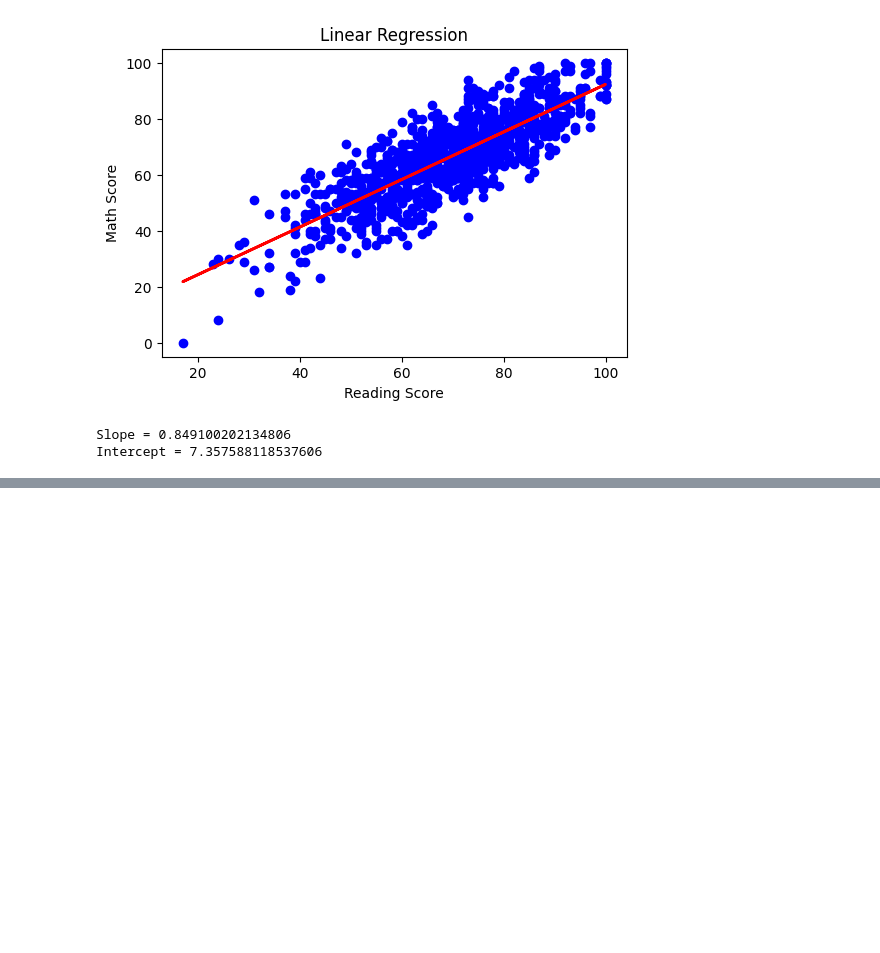
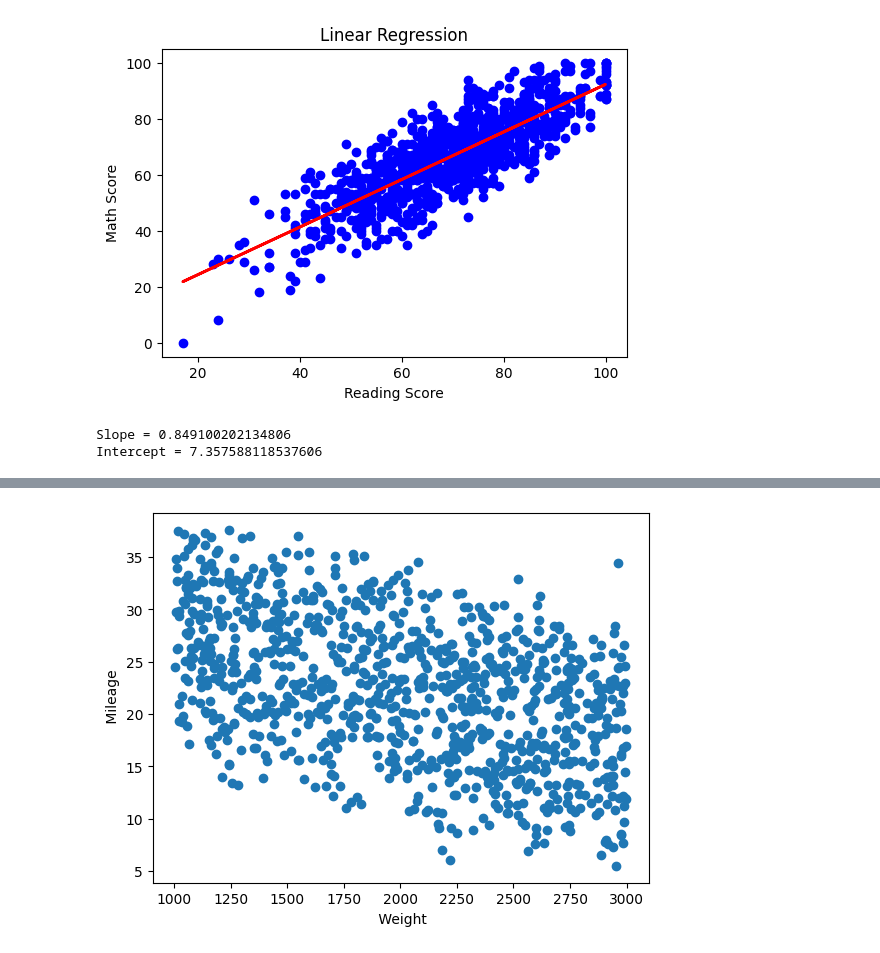
Before and after one commit to lakshdeepxsingh/GenAI-IBM, a Jupyter notebook: Assignments/Assignment No. 4/Assignment_4.ipynb, the cells around one changed output, grey strips where cells are left out. Cells and saved outputs as stored; diff of their text form; code cells hidden in the pictures; blank space fills up the shorter version.

Commit message:
Update Assignment 4 and add Car Mileage dataset

```diff
--- a/Assignments/Assignment No. 4/Assignment_4.ipynb
+++ b/Assignments/Assignment No. 4/Assignment_4.ipynb
@@ -121,0 +130,3 @@ Intercept = 7.357588118537606
+# %%
+data = pd.read_csv("Car_Mileage_Data.csv")
+data
@@ -121,0 +159,7 @@ Intercept = 7.357588118537606
+# %%
+plt.scatter(data["Car_Weight_kg"],data["MPG"])
+plt.xlabel(" Weight")
+plt.ylabel(" Mileage")
+plt.show()
+# %% [output]
+[figure, added]
```
Also changed, not shown: parts of 8 cells of this notebook, 1 other file.
